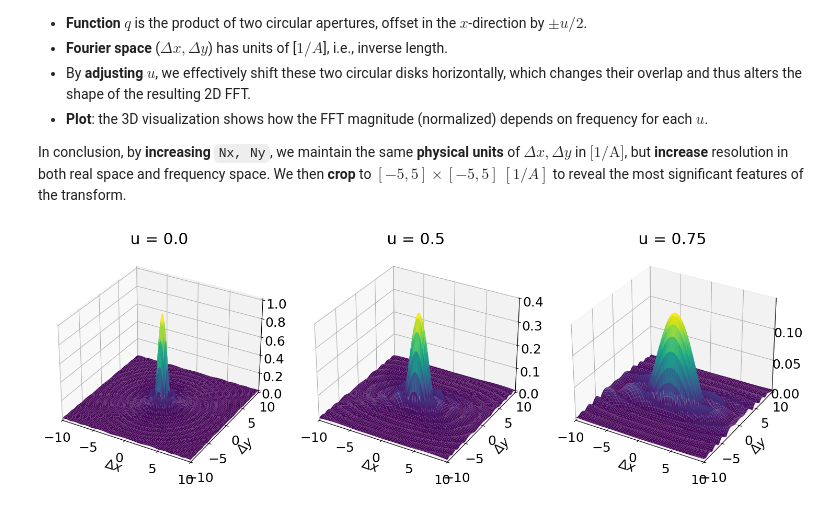
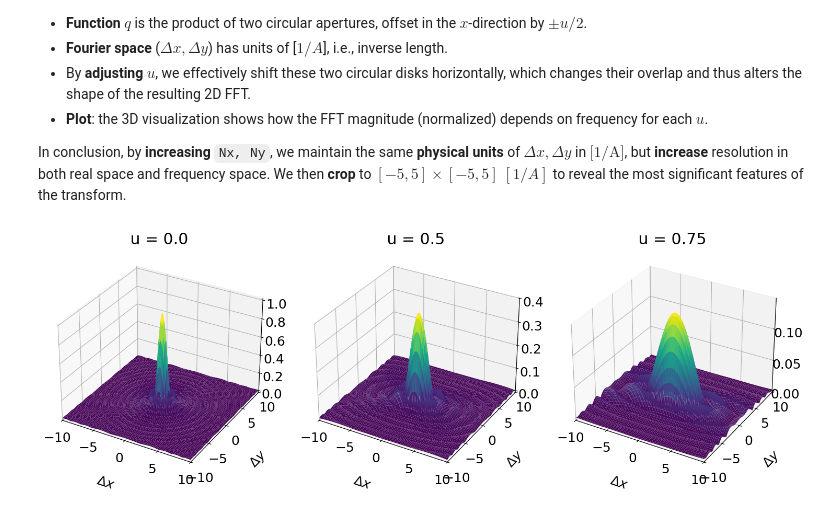
Before and after one commit to arizonaCameraLab/computationalImaging, a Jupyter notebook: Chapter8FocalImaging/2DCohererenceTransferFuction.ipynb, the cells around one changed output. Cells and saved outputs as stored; diff of their text form; code cells hidden in the pictures.

```diff
--- a/Chapter8FocalImaging/2DCohererenceTransferFuction.ipynb
+++ b/Chapter8FocalImaging/2DCohererenceTransferFuction.ipynb
@@ -302,10 +302,10 @@ surf = ax.plot_surface(
     cmap='viridis', edgecolor='none'
 )
 
-ax.set_xlabel(r'$u $')
-ax.set_ylabel(r'$\Delta x$')
+ax.set_xlabel(r'$u $', labelpad=20)
+ax.set_ylabel(r'$\Delta x+\theta_z u$', labelpad=20)
 #ax.set_zlabel(r'$|H(u, \Delta x)|$')
-#ax.set_title('Surface Plot of Normalized Magnitude of H(u, Δx)')
+#ax.set_title('Surface Plot of Normalized Magnitude of H(u, \Delta x)')
 
 # Set explicit limits for the axes to match the filtering
 ax.set_xlim(u_vals.min(), u_vals.max()) # Keep original u range
@@ -442,7 +442,7 @@ def compute_fft2_of_q(u):
 
     Delta_x, Delta_y = frequency axes in cycles per A (i.e., 1/A).
     """
-    # Build the 2D array Q for all (x', y') at fixed u
+    # Build the 2D array Q of shape (Ny, Nx) for all (x', y') at fixed u
     Q = np.zeros((Ny, Nx), dtype=np.float64)  # shape: [row=y', col=x']
     for j, yp in enumerate(yp_vals):
         for i, xp in enumerate(xp_vals):
@@ -497,33 +497,33 @@ for idx, u_val in enumerate(us):
 
     # Compute FFT for this u
     Delta_x, Delta_y, Q_fft_shifted = compute_fft2_of_q(u_val)
     amplitude = np.abs(Q_fft_shifted)
 
     # Normalize by peak amplitude from u=0
     amplitude_norm = amplitude / peak_amplitude_0
 
     # Crop to frequency range [-5,5] in 1/A
     Dx_crop, Dy_crop, amp_crop = crop_frequency_data(Delta_x, Delta_y, amplitude_norm,
                                                      fmin=-10, fmax=10)
 
     # Prepare mesh for the cropped data
     Dx_grid, Dy_grid = np.meshgrid(Dx_crop, Dy_crop)
 
     # Plot 3D surface
     surf = ax.plot_surface(
         Dx_grid, Dy_grid, amp_crop,
         rstride=2, cstride=2, cmap='viridis', edgecolor='none'
     )
-    ax.set_xlabel(r'$\Delta x$')
-    ax.set_ylabel(r'$\Delta y$')
+    ax.set_xlabel(r'$\Delta x$', labelpad=20)
+    ax.set_ylabel(r'$\Delta y$', labelpad=20)
     #ax.set_zlabel('Normalized |FFT|')
 
     # Also limit visible range (not strictly necessary, since data is cropped)
     ax.set_xlim(-10, 10)
     ax.set_ylim(-10, 10)
 
 plt.tight_layout()
 plt.savefig('coherenceTransferDXDY.pdf')
 plt.show()
 # %% [output]
-[figure, old version]
+[figure, new version]
```
Also changed, not shown: parts of 1 cell of this notebook.
